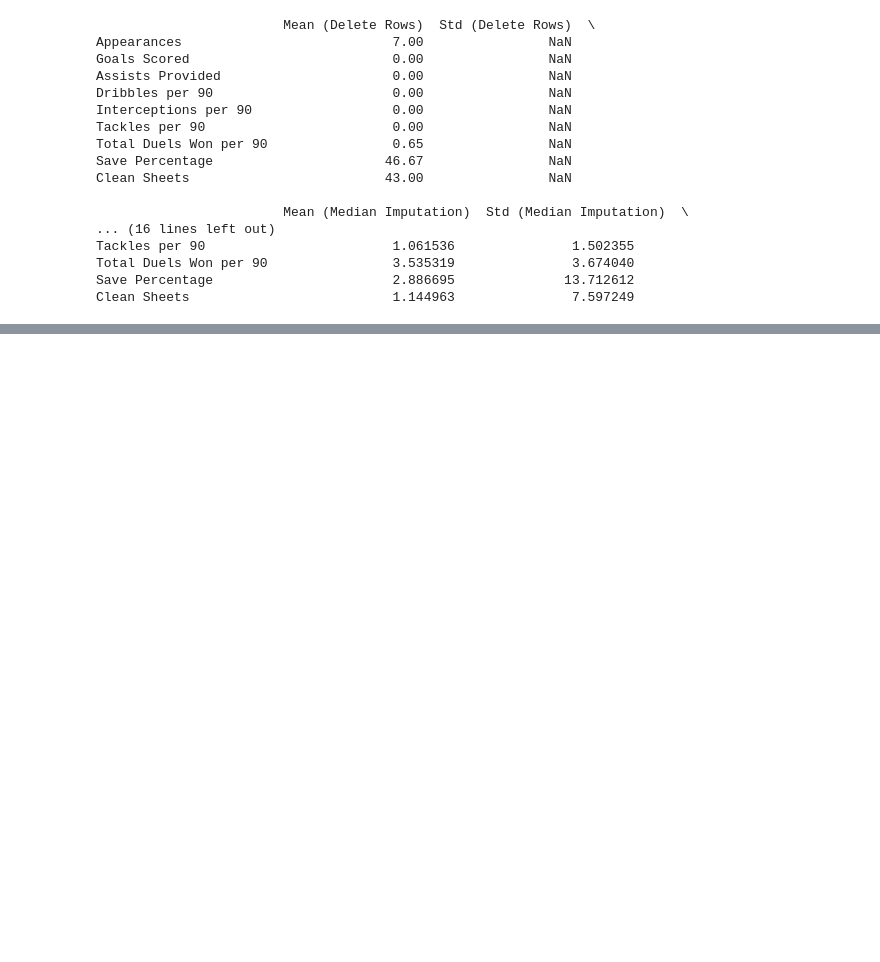
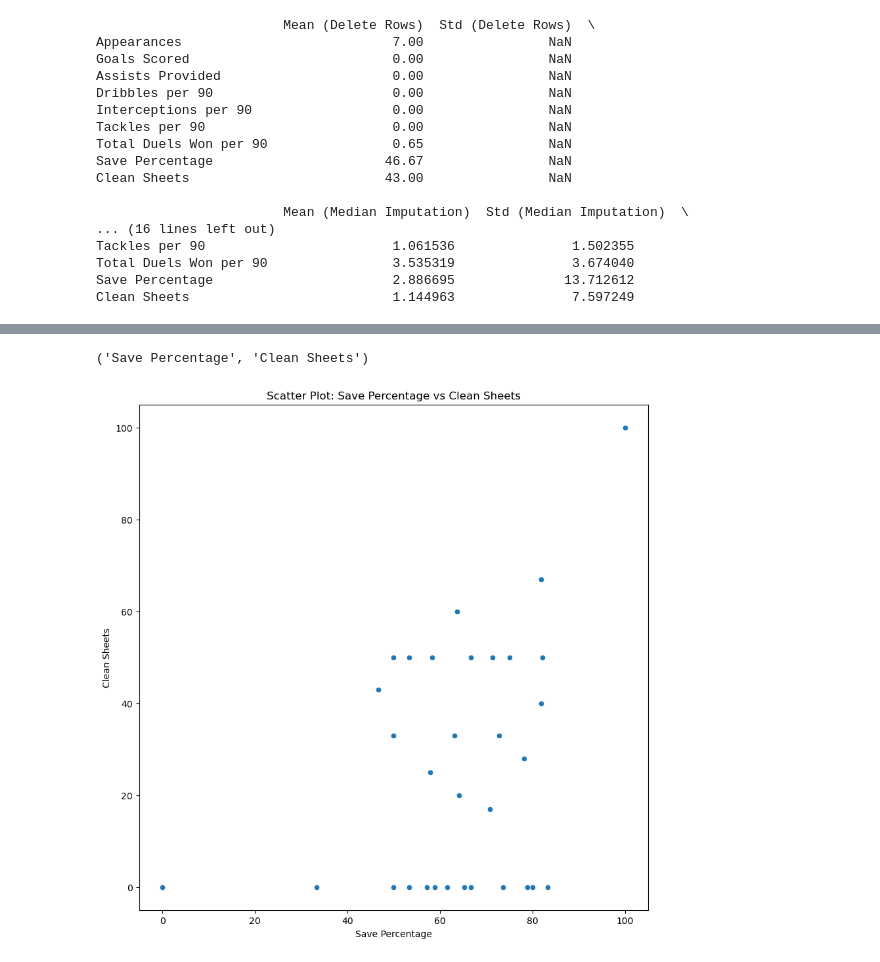
Before and after one commit to SamUM13/UM_WQD7013StatisticsforDS_Assignment1, a Jupyter notebook: 7013_Ass1.ipynb, the cells around one changed output, grey strips where cells are left out. Cells and saved outputs as stored; diff of their text form; code cells hidden in the pictures; blank space fills up the shorter version.

```diff
--- a/7013_Ass1.ipynb
+++ b/7013_Ass1.ipynb
@@ -265,0 +628,12 @@ Clean Sheets                          1.144963               7.597249
+# %%
+#Flatten the matrix
+corr_unstack = PearCor.unstack().dropna()
+print(corr_unstack,"\n")
+#Exclude self-correlations
+corr_unstack_removedself = corr_unstack[corr_unstack.index.get_level_values(0) != corr_unstack.index.get_level_values(1)]
+print(corr_unstack_removedself,"\n")
+strongest_pair = corr_unstack_removedself.abs().idxmax()
+print("Strongest linear association:",strongest_pair,"=",corr_unstack_removedself[strongest_pair],"\n")
+
+weakest_pair = corr_unstack_removedself.abs().idxmin()
+print("Weakest linear association:",weakest_pair,"=",corr_unstack_removedself[weakest_pair],"\n")
@@ -265,0 +667,13 @@ Clean Sheets                          1.144963               7.597249
+# %%
+# Scatter plot for strongest pair
+print(strongest_pair)
+x,y=strongest_pair
+plt.figure(figsize=(10,10))
+seab.scatterplot(x=num_df[x], y=num_df[y])
+plt.title(f"Scatter Plot: {x} vs {y}")
+plt.xlabel(x)
+plt.ylabel(y)
+plt.show()
+# %% [output]
+('Save Percentage', 'Clean Sheets')
+[figure, added]
```
Also changed, not shown: parts of 24 cells of this notebook.
